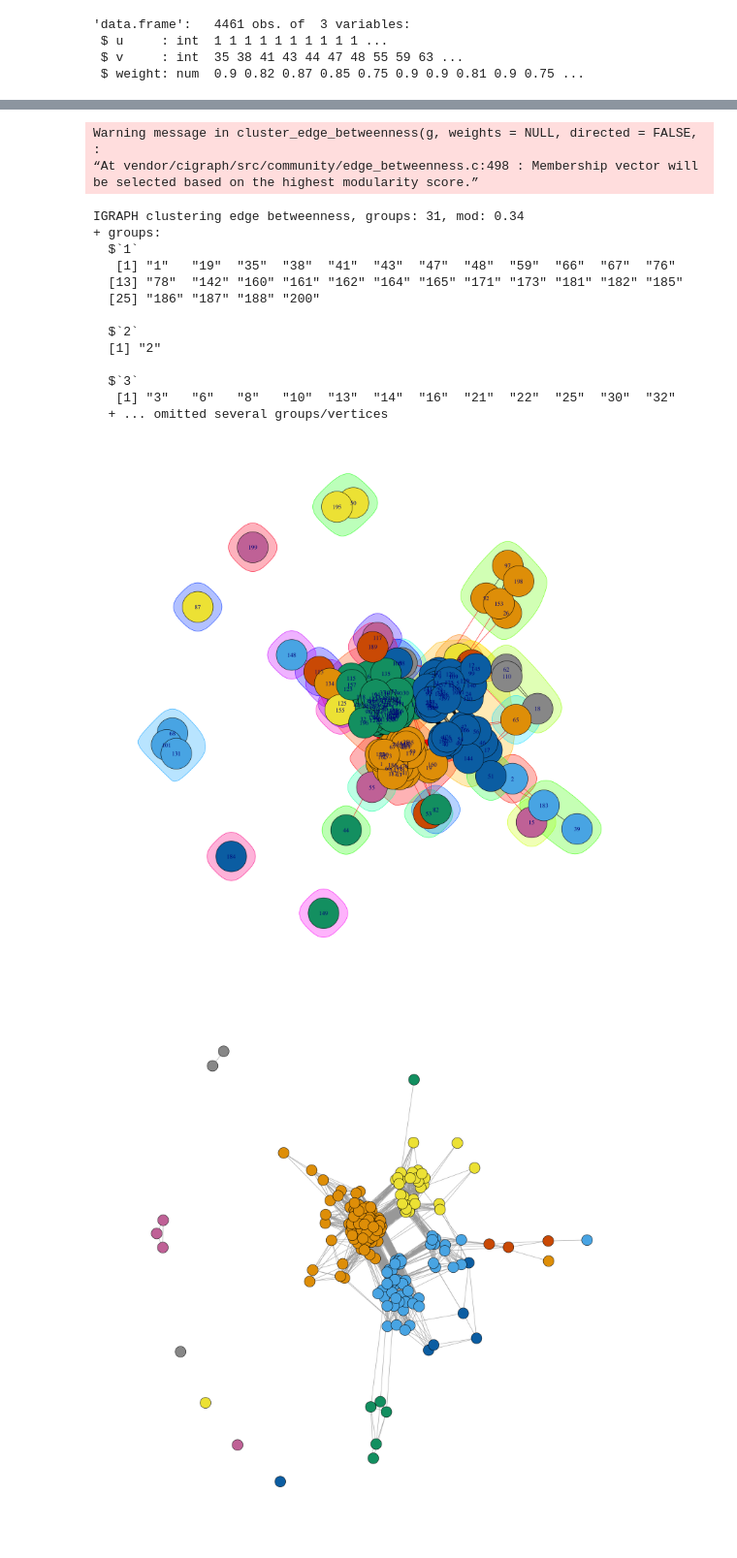
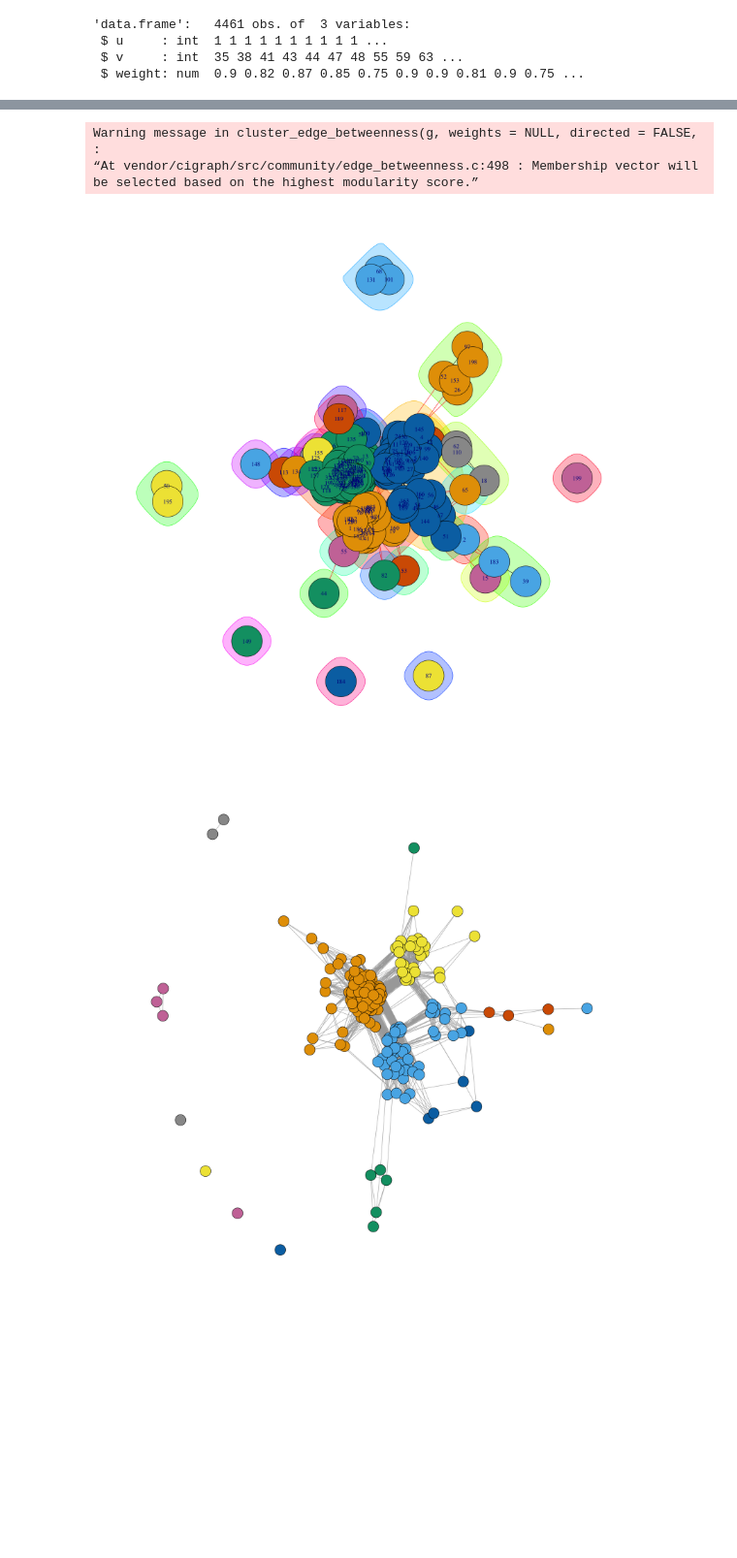
Before and after one commit to surveygraph/surveygraph-tutorials, a Jupyter notebook: surveygraph-demo-gui.ipynb, the cells around one changed output, grey strips where cells are left out. Shown at 97% size. Drawn from its saved outputs; the diff is of its cells as text; code cells hidden in the pictures; blank space fills up the shorter version.

```diff
--- a/surveygraph-demo-gui.ipynb
+++ b/surveygraph-demo-gui.ipynb
@@ -3,5 +3,5 @@
 # %%
 library("surveygraph")
 # %%
-gui <- read.csv("/Users/samuelunicomb/surveygraph-tutorials/temp/gui.csv")
+gui <- read.csv("https://raw.githubusercontent.com/surveygraph/surveygraph-tutorials/main/presentations/gui.csv")
 # %% [markdown]
@@ -12,21 +12,17 @@ You could use a function, as we did above, to select columns by matching pattern
 
 However, in this case it is simpler to just find the variable names relating to trust in the codebook and select them manually as follows:
 # %%
-gui <- read.csv("/Users/samuelunicomb/surveygraph-tutorials/temp/gui.csv")
-
 gui1 <- gui[,c(
-"Cries_nerves"
-,"Talktobaby"
-,"Wakeforfeed"
-,"wherebabysleep"
-,"babycryingproblem"
-,"sleepingproblemforyou"
-,"siblings"
-,"babyeverbreastfed"
+    "Cries_nerves",
+    "Talktobaby",
+    "Wakeforfeed",
+    "wherebabysleep",
+    "babycryingproblem",
+    "sleepingproblemforyou",
+    "siblings",
+    "babyeverbreastfed"
 )]
 
-# print the structure of the simplified survey gui1
-# str(gui1)
 head(gui1)
 # %% [output]
 A data.frame: 6 × 8
@@ -71,7 +52,7 @@ First let's take a small subset of the 6889 rows in `gui2` above.
 # %%
 gui3 <- head(gui2, 200)
 
-e <- surveygraph::make_projection(data = gui3, layer = "agent", threshold_method = "lcc")
+e <- make_projection(gui3, layer="agent", threshold_method="lcc")
 
 str(e)
 # %% [output]
@@ -97,34 +84,21 @@ plot(g, vertex.size=5.5, vertex.name=NA, edge.width=0.3, layout=layout.fruchterm
 # %%
 communities <- cluster_edge_betweenness(
-  g,
-  weights = NULL,
-  directed = FALSE,
-  edge.betweenness = TRUE,          #whether to return the edge betweenness of removed edges
-  bridges = TRUE,                   #whether to return a list the edge removals
-  modularity = TRUE,                #whether to calculate the maximum modularity score
-  membership = TRUE                 #whether to return the membership of most modular solution
+    g,
+    weights = NULL,
+    directed = FALSE,
+    edge.betweenness = TRUE,          #whether to return the edge betweenness of removed edges
+    bridges = TRUE,                   #whether to return a list the edge removals
+    modularity = TRUE,                #whether to calculate the maximum modularity score
+    membership = TRUE                 #whether to return the membership of most modular solution
 )
 
-communities
+# communities
 
 plot(communities, g)
 # %% [output]
 Warning message in cluster_edge_betweenness(g, weights = NULL, directed = FALSE, :
 “At vendor/cigraph/src/community/edge_betweenness.c:498 : Membership vector will be selected based on the highest modularity score.”
-IGRAPH clustering edge betweenness, groups: 31, mod: 0.34
-+ groups:
-  $`1`
-   [1] "1"   "19"  "35"  "38"  "41"  "43"  "47"  "48"  "59"  "66"  "67"  "76"
-  [13] "78"  "142" "160" "161" "162" "164" "165" "171" "173" "181" "182" "185"
-  [25] "186" "187" "188" "200"
-
-  $`2`
-  [1] "2"
-
-  $`3`
-   [1] "3"   "6"   "8"   "10"  "13"  "14"  "16"  "21"  "22"  "25"  "30"  "32"
-  + ... omitted several groups/vertices
-[figure, old version]
+[figure, new version]
 # %%
 #Run the Walktrap algorithm
 walktrap <- cluster_walktrap(g,steps=2)
```
Also changed, not shown: parts of 5 cells of this notebook, 1 other file.
